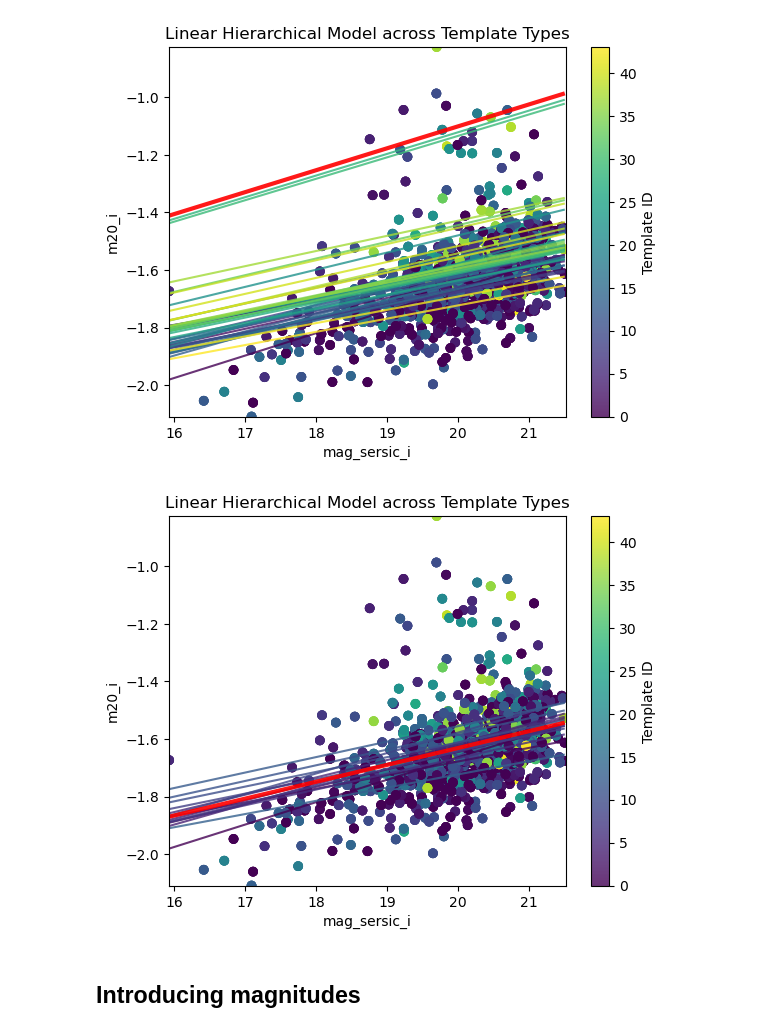
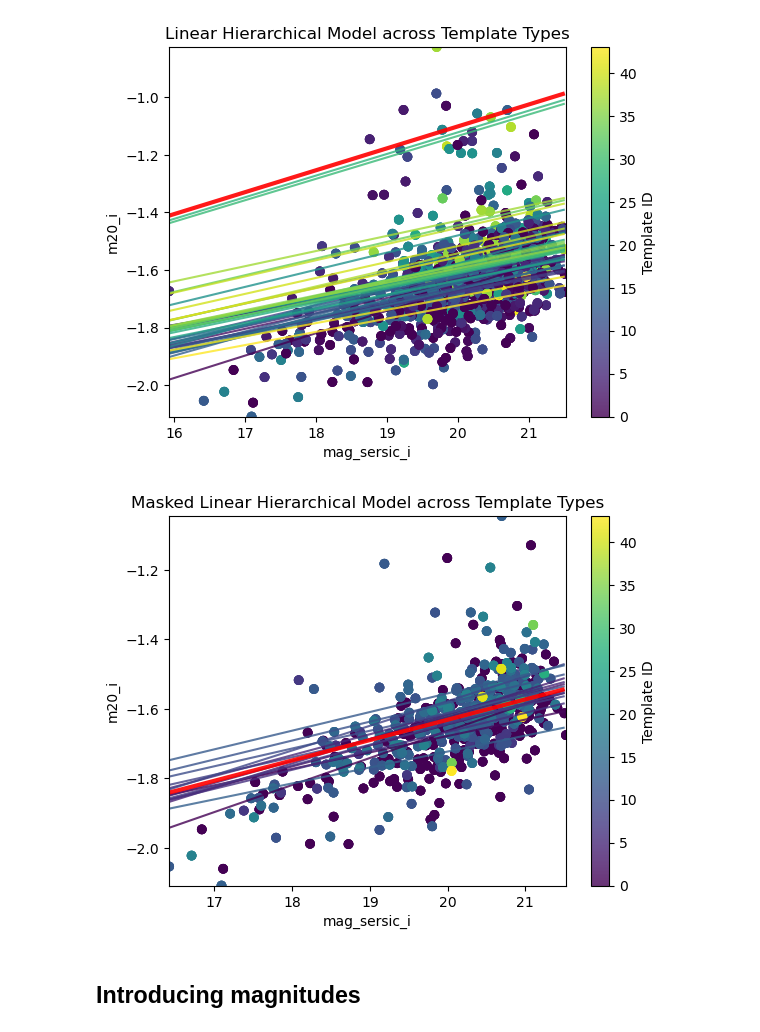
Before and after one commit to bingyanliang/stat-775-final, a Jupyter notebook: hierarchical-regression/regression-model.ipynb, the cells around one changed output. Drawn from its saved outputs; the diff is of its cells as text; code cells hidden in the pictures.

Commit message:
Remove bad data from templates that didn't pass loss functions

```diff
--- a/hierarchical-regression/regression-model.ipynb
+++ b/hierarchical-regression/regression-model.ipynb
@@ -231,6 +231,9 @@ segs = [] # for collection of lines to plot
 masked_segs = [] # generate list of linear fits that pass the loss functions
 masked_alphas = [] # list of alphas that pass loss funtions
 masked_betas = [] # list of betas that pass loss functions
+masked_x_data = []
+masked_y_data = []
+masked_group_id = []
 
 for template_id in range(len(alpha_group)):
     subset = data_all[data_all['template_id']==template_id]
@@ -253,6 +256,9 @@ for template_id in range(len(alpha_group)):
         masked_segs.append(((xs[0], data[0]), (xs[-1], data[-1])))
         masked_alphas.append(alpha_group[template_id])
         masked_betas.append(beta_group[template_id])
+        masked_x_data.extend(subset[x_label])
+        masked_y_data.extend(subset[y_label])
+        masked_group_id.extend(np.full(len(subset[x_label]), template_id))
 
 # append the global linear fit as a single line, with all templates
 global_seg = []
@@ -287,24 +293,24 @@ plt.show()
 # %%
 # only plot templates that pass the loss functions
 fig, ax = plt.subplots()
 ln_coll = matplotlib.collections.LineCollection(masked_segs, array=color_map, alpha=0.8, linewidths=1.5)
 global_ln_coll = matplotlib.collections.LineCollection(masked_global_seg, color='red', alpha=0.9, linewidths=3)
 
-ax.set_xlim(np.min(x_data), np.max(x_data))
-ax.set_ylim(np.min(y_data), np.max(y_data))
+ax.set_xlim(np.min(masked_x_data), np.max(masked_x_data))
+ax.set_ylim(np.min(masked_y_data), np.max(masked_y_data))
 ax.set_xlabel(x_label)
 ax.set_ylabel(y_label)
-ax.set_title("Linear Hierarchical Model across Template Types")
+ax.set_title("Masked Linear Hierarchical Model across Template Types")
 
 ax.add_collection(ln_coll)
 ax.add_collection(global_ln_coll)
-ax.scatter(x_data, y_data, c=group_id, alpha=0.8)
+ax.scatter(masked_x_data, masked_y_data, c=masked_group_id, alpha=0.8)
 
 template_color = fig.colorbar(ln_coll)
 template_color.set_label('Template ID')
 plt.show()
 # %% [output]
-[figure, old version]
+[figure, new version]
 # %% [markdown]
 ## Introducing magnitudes
 # %%
```
